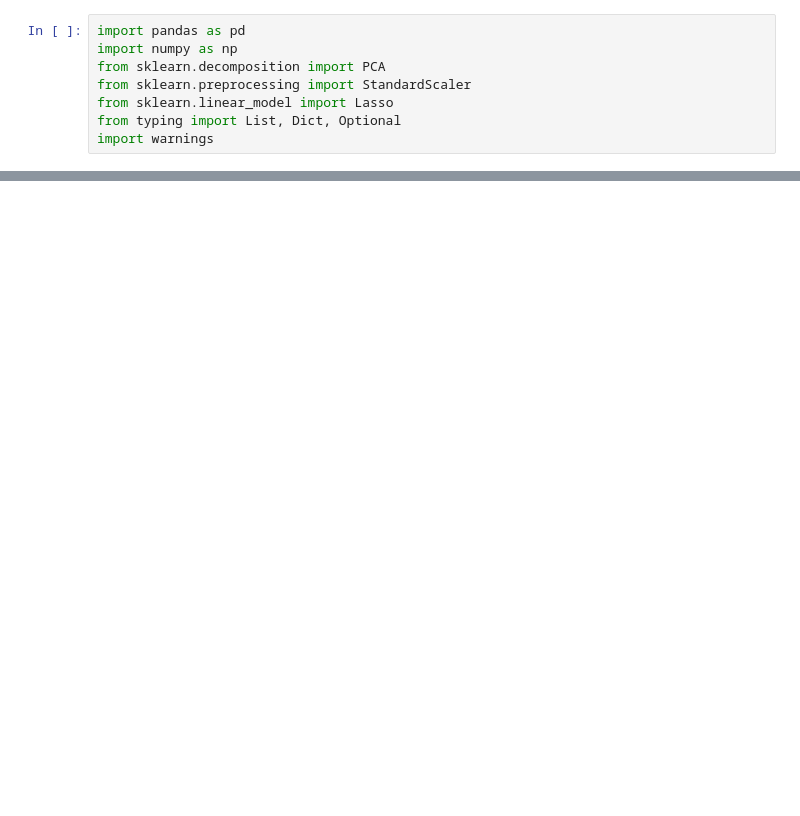
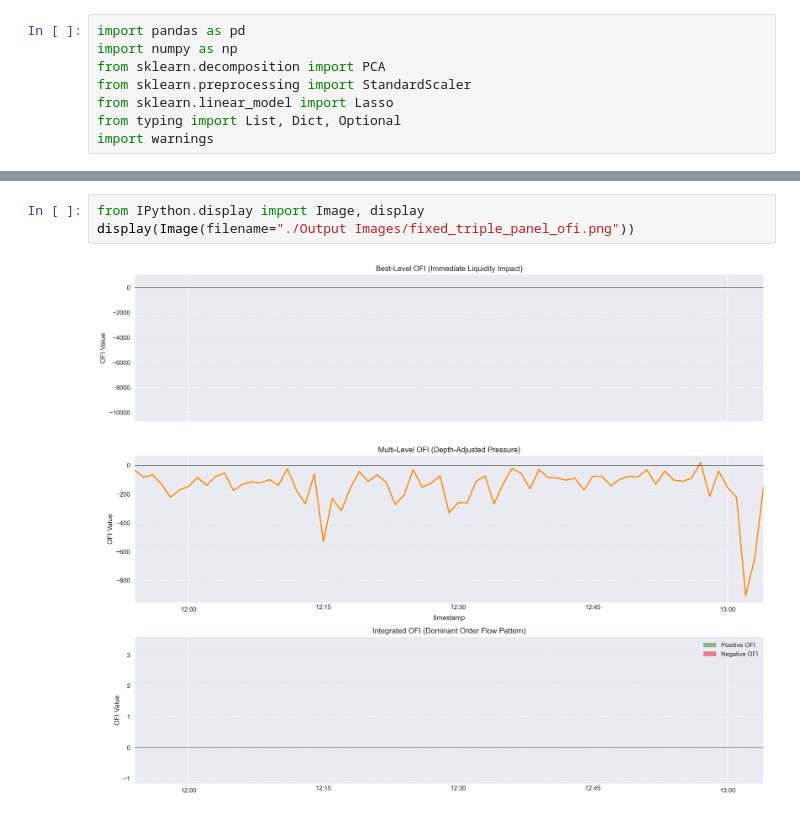
Before and after one commit to Hriday-2010/Quant-Research-project, a Jupyter notebook: Task-1.ipynb, the cells around one changed output, grey strips where cells are left out. Saved outputs shown, nothing was run; the diff lists cells and outputs as text; blank space fills up the shorter version.

```diff
--- a/Task-1.ipynb
+++ b/Task-1.ipynb
@@ -325,0 +447,5 @@ Sample results:
+# %%
+from IPython.display import Image, display
+display(Image(filename="./Output Images/fixed_triple_panel_ofi.png"))
+# %% [output]
+[figure, added]
```
Also changed, not shown: parts of 12 cells of this notebook, 8 other files.
